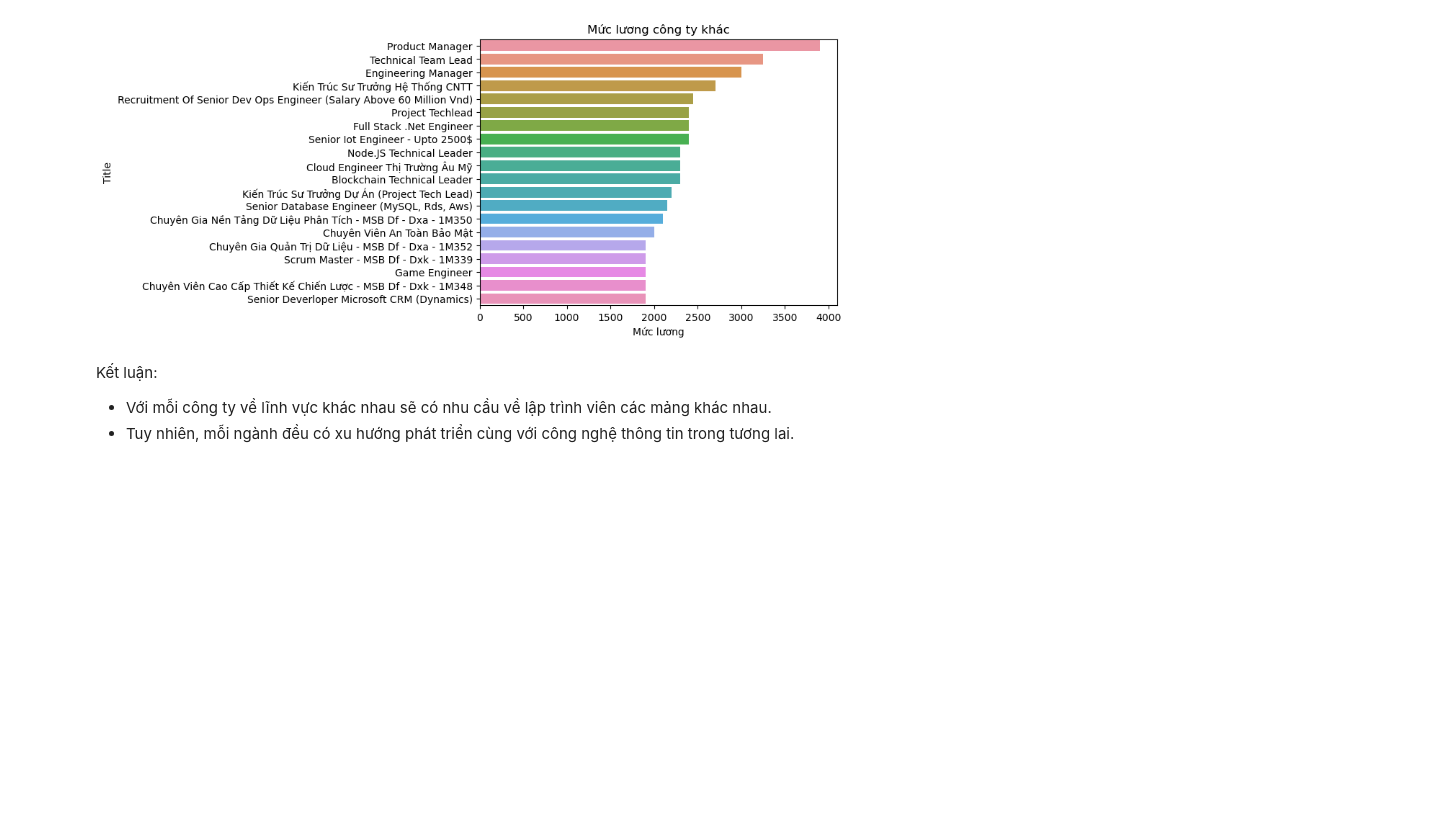
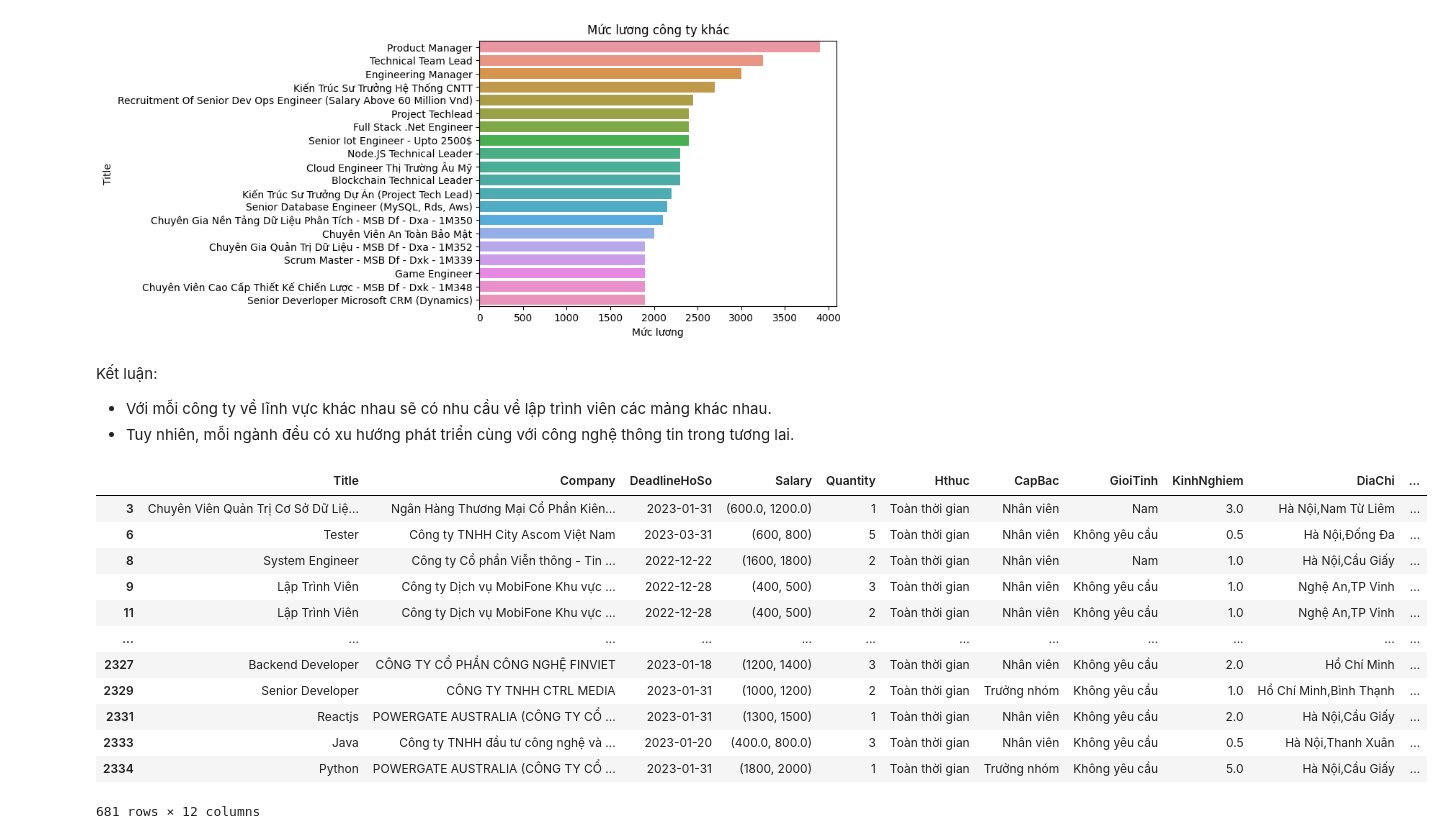
Before and after one commit to yakhimm/LyThuyet_LT4KHDL, a Jupyter notebook: cauhoi.ipynb, the cells around one changed output. Drawn from its saved outputs; the diff is of its cells as text; code cells hidden in the pictures; blank space fills up the shorter version.

```diff
--- a/cauhoi.ipynb
+++ b/cauhoi.ipynb
@@ -123,3 +121,23 @@ plt.show()
 Kết luận:
 - Với mỗi công ty về lĩnh vực khác nhau sẽ có nhu cầu về lập trình viên các mảng khác nhau.
 - Tuy nhiên, mỗi ngành đều có xu hướng phát triển cùng với công nghệ thông tin trong tương lai.
+# %%
+new_df = df
+# %%
+new_df.dropna(inplace = True)
+# %%
+new_df
+# %% [output]
+|  | Title | Company | DeadlineHoSo | Salary | Quantity | Hthuc | CapBac | GioiTinh | KinhNghiem | DiaChi | ... |
+| 3 | Chuyên Viên Quản Trị Cơ Sở Dữ Liệ... | Ngân Hàng Thương Mại Cổ Phần Kiên... | 2023-01-31 | (600.0, 1200.0) | 1 | Toàn thời gian | Nhân viên | Nam | 3.0 | Hà Nội,Nam Từ Liêm | ... |
+| 6 | Tester | Công ty TNHH City Ascom Việt Nam | 2023-03-31 | (600, 800) | 5 | Toàn thời gian | Nhân viên | Không yêu cầu | 0.5 | Hà Nội,Đống Đa | ... |
+| 8 | System Engineer | Công ty Cổ phần Viễn thông - Tin ... | 2022-12-22 | (1600, 1800) | 2 | Toàn thời gian | Nhân viên | Nam | 1.0 | Hà Nội,Cầu Giấy | ... |
+| 9 | Lập Trình Viên | Công ty Dịch vụ MobiFone Khu vực ... | 2022-12-28 | (400, 500) | 3 | Toàn thời gian | Nhân viên | Không yêu cầu | 1.0 | Nghệ An,TP Vinh | ... |
+| 11 | Lập Trình Viên | Công ty Dịch vụ MobiFone Khu vực ... | 2022-12-28 | (400, 500) | 2 | Toàn thời gian | Nhân viên | Không yêu cầu | 1.0 | Nghệ An,TP Vinh | ... |
+| ... | ... | ... | ... | ... | ... | ... | ... | ... | ... | ... | ... |
+| 2327 | Backend Developer | CÔNG TY CỔ PHẦN CÔNG NGHỆ FINVIET | 2023-01-18 | (1200, 1400) | 3 | Toàn thời gian | Nhân viên | Không yêu cầu | 2.0 | Hồ Chí Minh | ... |
+| 2329 | Senior Developer | CÔNG TY TNHH CTRL MEDIA | 2023-01-31 | (1000, 1200) | 2 | Toàn thời gian | Trưởng nhóm | Không yêu cầu | 1.0 | Hồ Chí Minh,Bình Thạnh | ... |
+| 2331 | Reactjs | POWERGATE AUSTRALIA (CÔNG TY CỔ ... | 2023-01-31 | (1300, 1500) | 1 | Toàn thời gian | Nhân viên | Không yêu cầu | 2.0 | Hà Nội,Cầu Giấy | ... |
+| 2333 | Java | Công ty TNHH đầu tư công nghệ và ... | 2023-01-20 | (400.0, 800.0) | 3 | Toàn thời gian | Nhân viên | Không yêu cầu | 0.5 | Hà Nội,Thanh Xuân | ... |
+| 2334 | Python | POWERGATE AUSTRALIA (CÔNG TY CỔ ... | 2023-01-31 | (1800, 2000) | 1 | Toàn thời gian | Trưởng nhóm | Không yêu cầu | 5.0 | Hà Nội,Cầu Giấy | ... |
+681 rows × 12 columns
```
Also changed, not shown: parts of 5 cells of this notebook, 1 other file.
